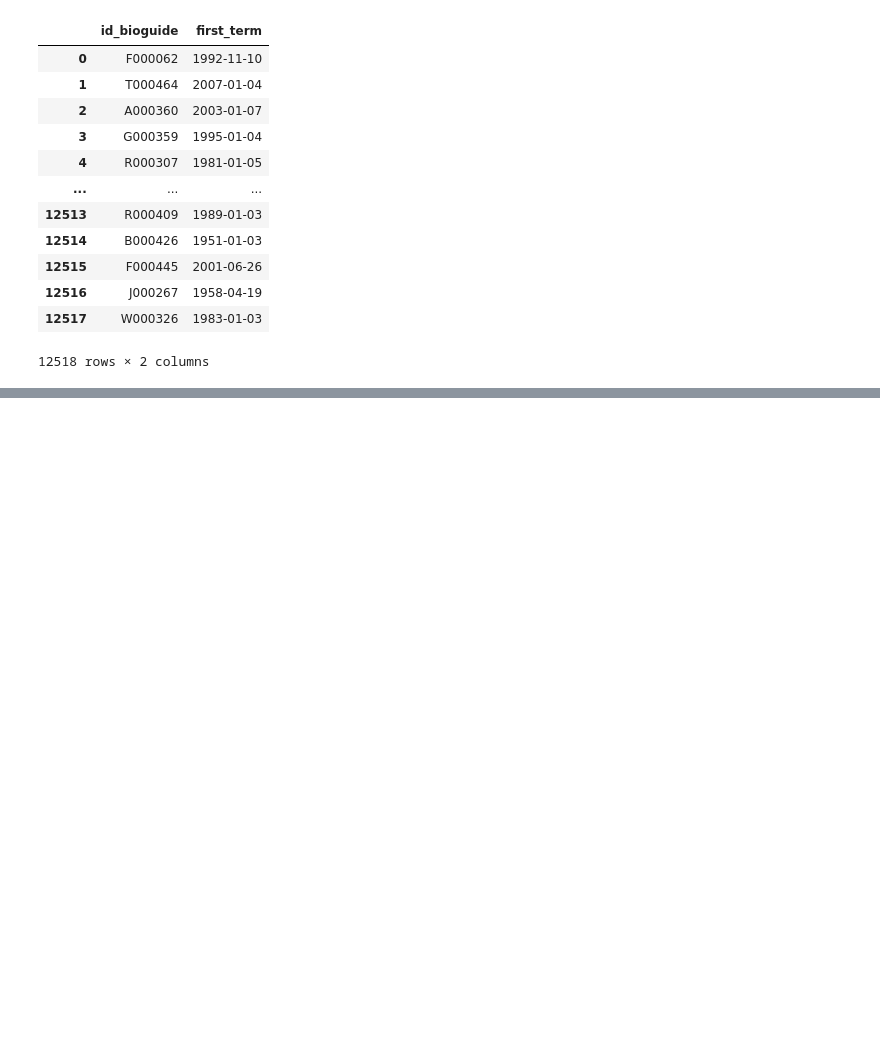
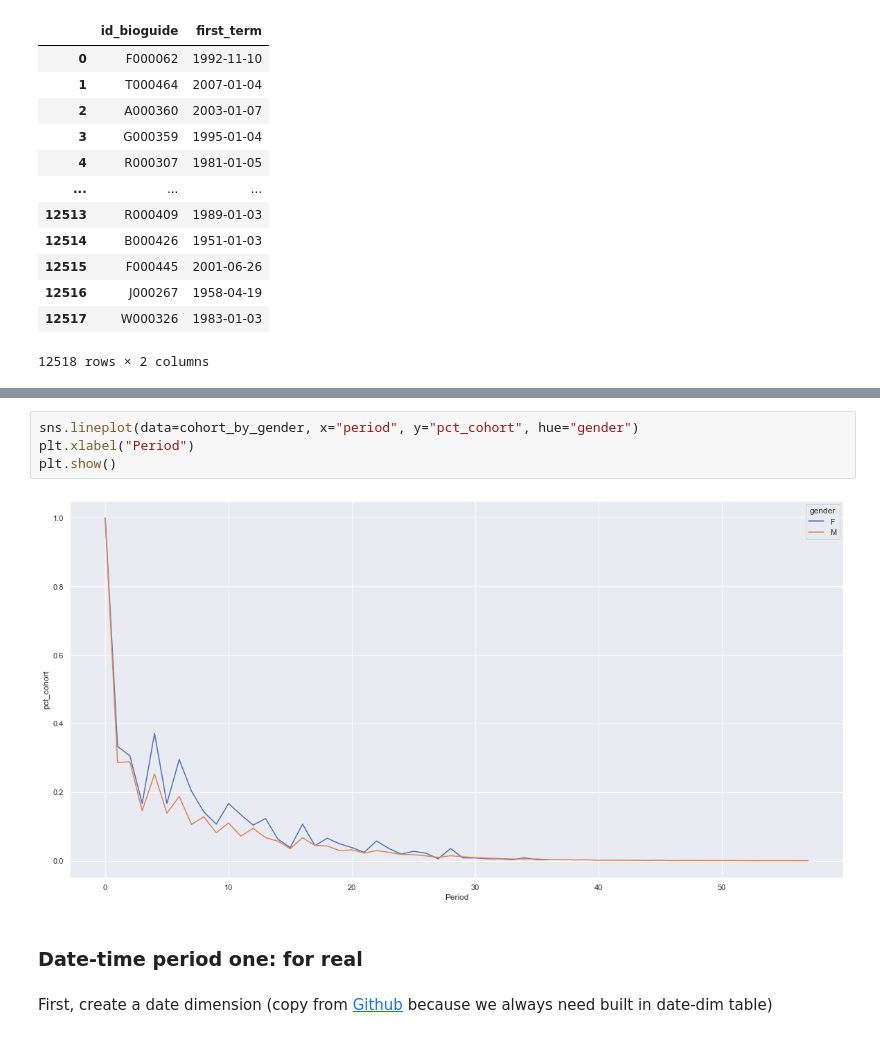
Before and after one commit to 2na3k/churn-duckdb, a Jupyter notebook: churn-nb.ipynb, the cells around one changed output, grey strips where cells are left out. Cells and saved outputs as stored; diff of their text form; blank space fills up the shorter version.

```diff
--- a/churn-nb.ipynb
+++ b/churn-nb.ipynb
@@ -216,0 +337,10 @@ Another try: still the cohort but you need to have something else
+# %%
+sns.lineplot(data=cohort_by_gender, x="period", y="pct_cohort", hue="gender")
+plt.xlabel("Period")
+plt.show()
+# %% [output]
+[figure, added]
+# %% [markdown]
+### Date-time period one: for real
+# %% [markdown]
+First, create a date dimension (copy from [Github](https://gist.github.com/adityawarmanfw/0612333605d351f2f1fe5c87e1af20d2) because we always need built in date-dim table)
```
Also changed, not shown: parts of 39 cells of this notebook.
